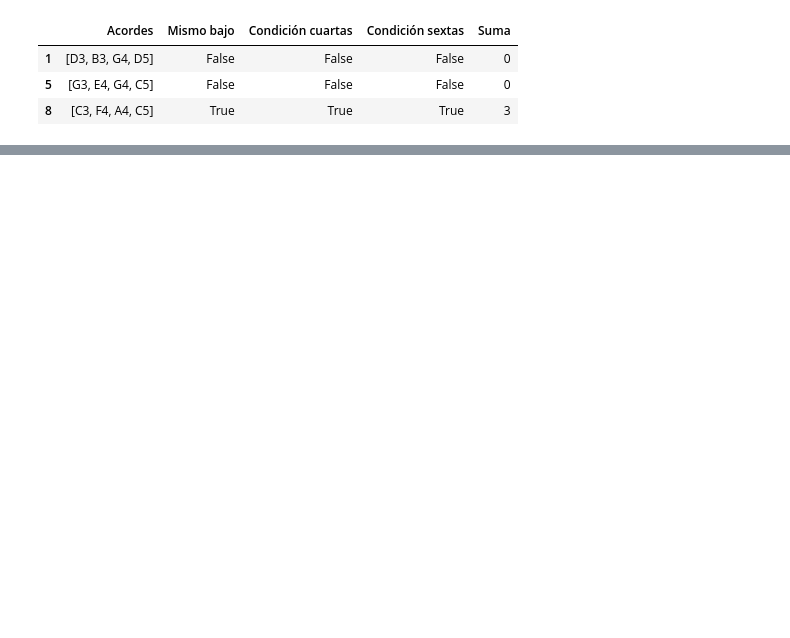
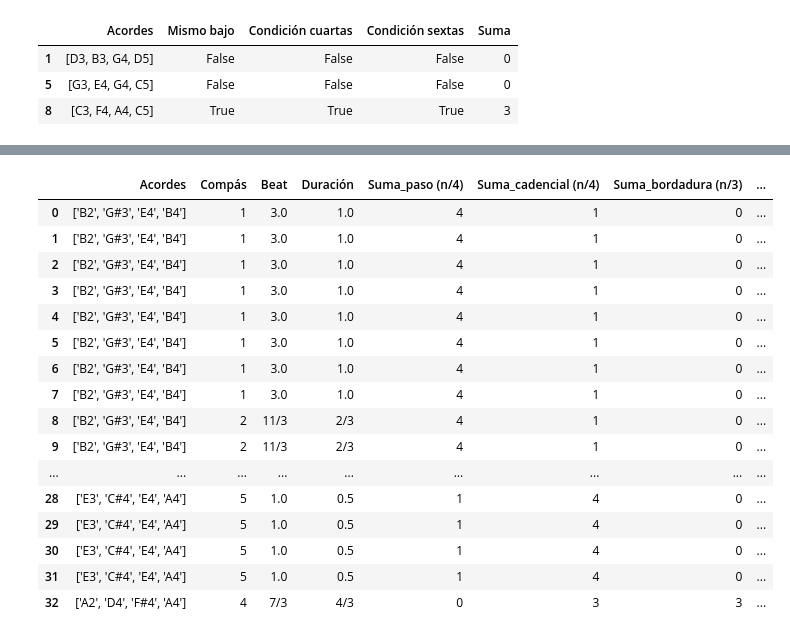
Before and after one commit to ebo1703/M_C, a Jupyter notebook: Notebooks/prueba_clasificacion.ipynb, the cells around one changed output, grey strips where cells are left out. Saved outputs shown, nothing was run; the diff lists cells and outputs as text; code cells hidden in the pictures; blank space fills up the shorter version.

```diff
--- a/Notebooks/prueba_clasificacion.ipynb
+++ b/Notebooks/prueba_clasificacion.ipynb
@@ -123,0 +136,21 @@ notas[2]
+# %%
+ad = dataframe_clasificacion(df_ejemplo)
+ad
+# %% [output]
+|  | Acordes | Compás | Beat | Duración | Suma_paso (n/4) | Suma_cadencial (n/4) | Suma_bordadura (n/3) | ... |
+| 0 | ['B2', 'G#3', 'E4', 'B4'] | 1 | 3.0 | 1.0 | 4 | 1 | 0 | ... |
+| 1 | ['B2', 'G#3', 'E4', 'B4'] | 1 | 3.0 | 1.0 | 4 | 1 | 0 | ... |
+| 2 | ['B2', 'G#3', 'E4', 'B4'] | 1 | 3.0 | 1.0 | 4 | 1 | 0 | ... |
+| 3 | ['B2', 'G#3', 'E4', 'B4'] | 1 | 3.0 | 1.0 | 4 | 1 | 0 | ... |
+| 4 | ['B2', 'G#3', 'E4', 'B4'] | 1 | 3.0 | 1.0 | 4 | 1 | 0 | ... |
+| 5 | ['B2', 'G#3', 'E4', 'B4'] | 1 | 3.0 | 1.0 | 4 | 1 | 0 | ... |
+| 6 | ['B2', 'G#3', 'E4', 'B4'] | 1 | 3.0 | 1.0 | 4 | 1 | 0 | ... |
+| 7 | ['B2', 'G#3', 'E4', 'B4'] | 1 | 3.0 | 1.0 | 4 | 1 | 0 | ... |
+| 8 | ['B2', 'G#3', 'E4', 'B4'] | 2 | 11/3 | 2/3 | 4 | 1 | 0 | ... |
+| 9 | ['B2', 'G#3', 'E4', 'B4'] | 2 | 11/3 | 2/3 | 4 | 1 | 0 | ... |
+| ... | ... | ... | ... | ... | ... | ... | ... | ... |
+| 28 | ['E3', 'C#4', 'E4', 'A4'] | 5 | 1.0 | 0.5 | 1 | 4 | 0 | ... |
+| 29 | ['E3', 'C#4', 'E4', 'A4'] | 5 | 1.0 | 0.5 | 1 | 4 | 0 | ... |
+| 30 | ['E3', 'C#4', 'E4', 'A4'] | 5 | 1.0 | 0.5 | 1 | 4 | 0 | ... |
+| 31 | ['E3', 'C#4', 'E4', 'A4'] | 5 | 1.0 | 0.5 | 1 | 4 | 0 | ... |
+| 32 | ['A2', 'D4', 'F#4', 'A4'] | 4 | 7/3 | 4/3 | 0 | 3 | 3 | ... |
```
Also changed, not shown: parts of 25 cells of this notebook, 1 other file.
